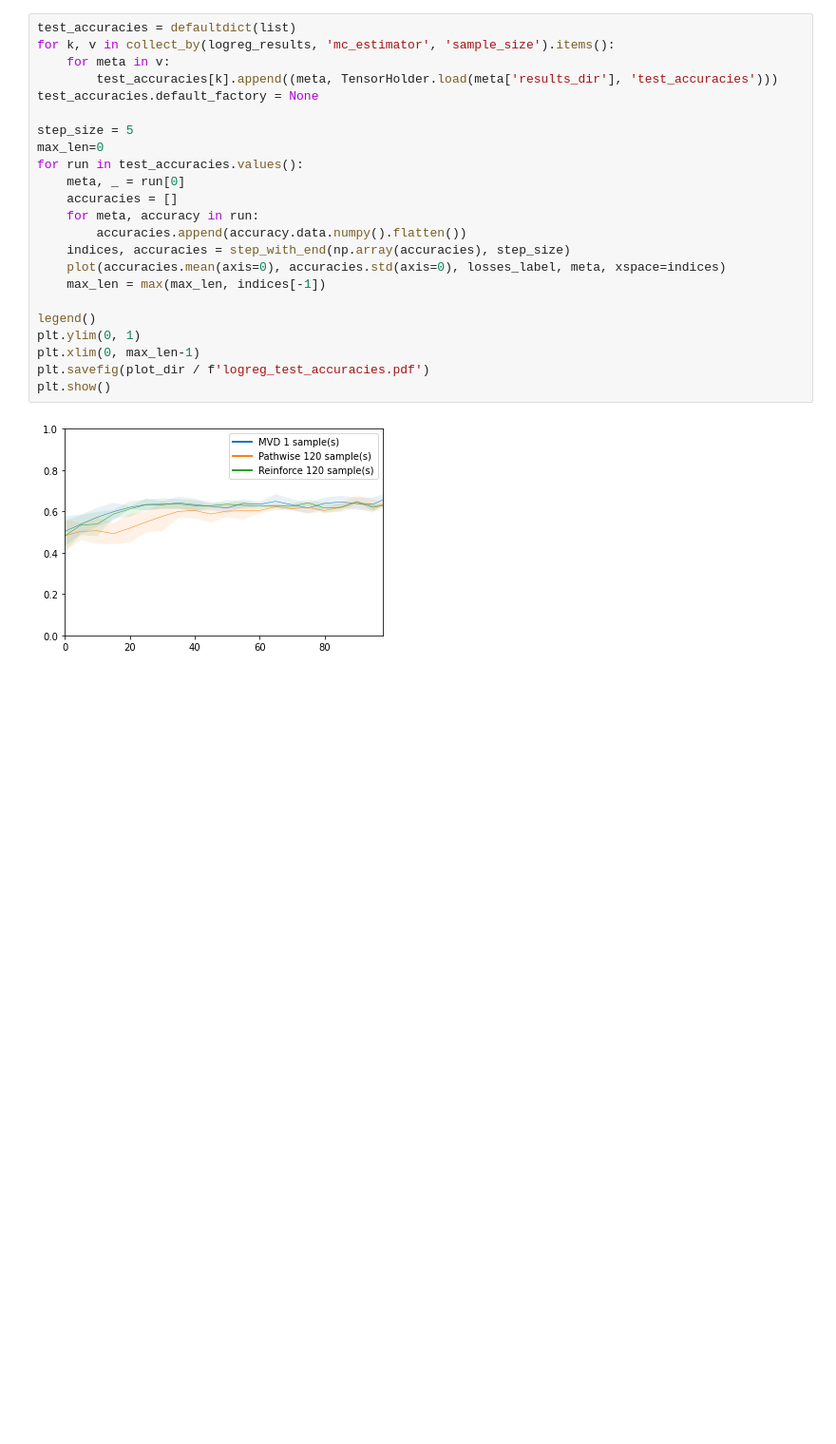
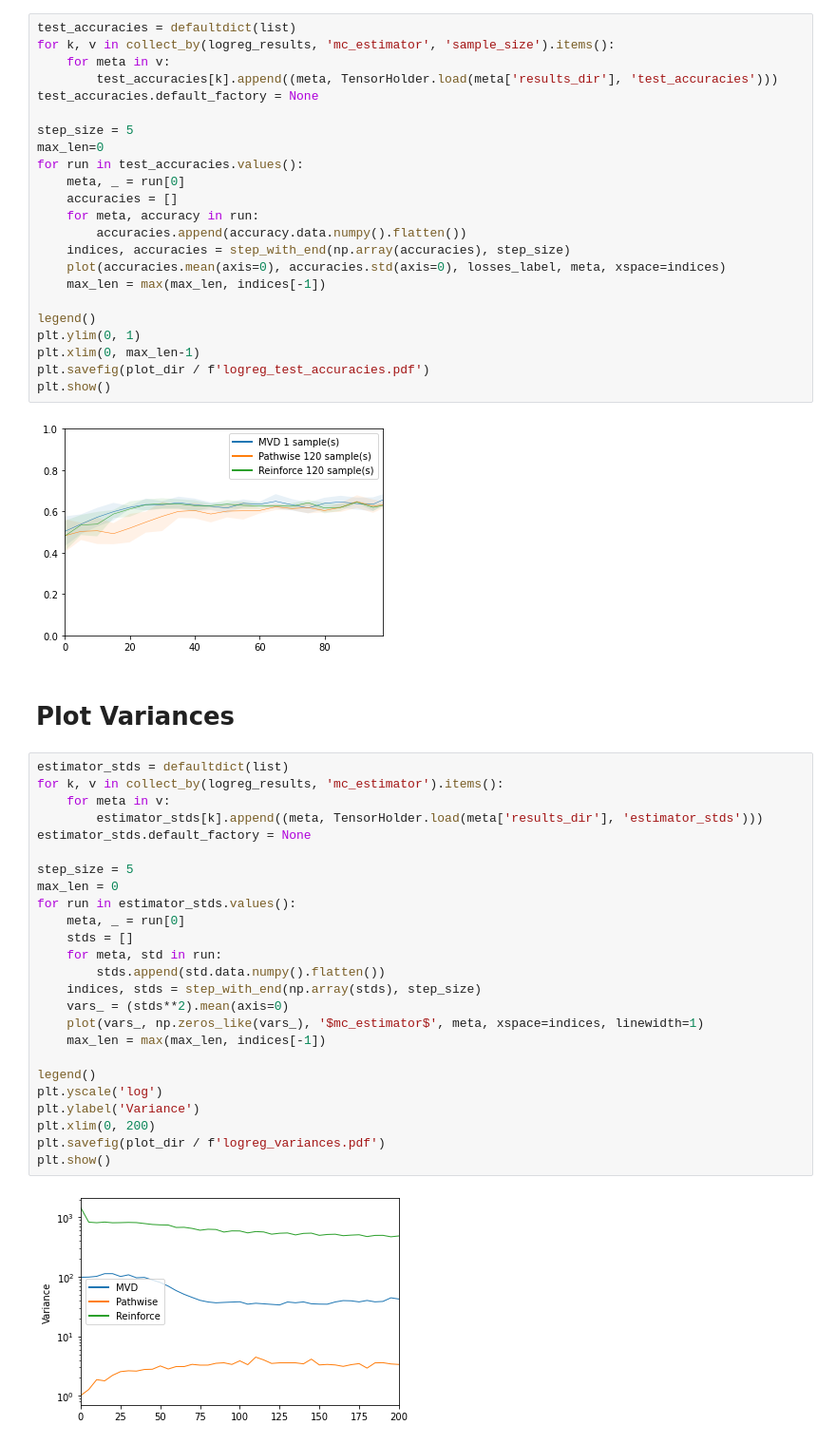
Before and after one commit to M8is/master-thesis-code, a Jupyter notebook: notebooks/plot-log-reg.ipynb, the cells around one changed output. Shown at 95% size. Saved outputs shown, nothing was run; the diff lists cells and outputs as text; blank space fills up the shorter version.

```diff
--- a/notebooks/plot-log-reg.ipynb
+++ b/notebooks/plot-log-reg.ipynb
@@ -137,3 +137,32 @@ plt.savefig(plot_dir / f'logreg_test_accuracies.pdf')
 plt.show()
 # %% [output]
 [figure]
+# %% [markdown]
+# Plot Variances
+# %%
+estimator_stds = defaultdict(list)
+for k, v in collect_by(logreg_results, 'mc_estimator').items():
+    for meta in v:
+        estimator_stds[k].append((meta, TensorHolder.load(meta['results_dir'], 'estimator_stds')))
+estimator_stds.default_factory = None
+
+step_size = 5
+max_len = 0
+for run in estimator_stds.values():
+    meta, _ = run[0]
+    stds = []
+    for meta, std in run:
+        stds.append(std.data.numpy().flatten())
+    indices, stds = step_with_end(np.array(stds), step_size)
+    vars_ = (stds**2).mean(axis=0)
+    plot(vars_, np.zeros_like(vars_), '$mc_estimator$', meta, xspace=indices, linewidth=1)
+    max_len = max(max_len, indices[-1])
+
+legend()
+plt.yscale('log')
+plt.ylabel('Variance')
+plt.xlim(0, 200)
+plt.savefig(plot_dir / f'logreg_variances.pdf')
+plt.show()
+# %% [output]
+[figure, added]
```
Also changed, not shown: parts of 2 cells of this notebook, 1 other file.
